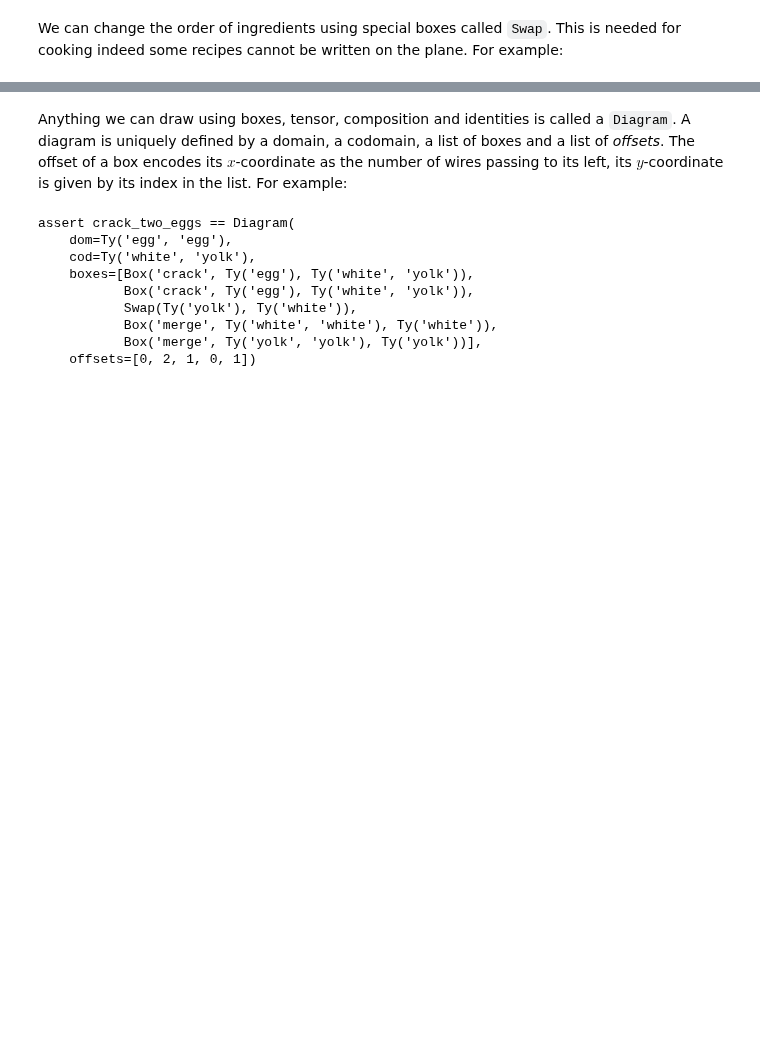
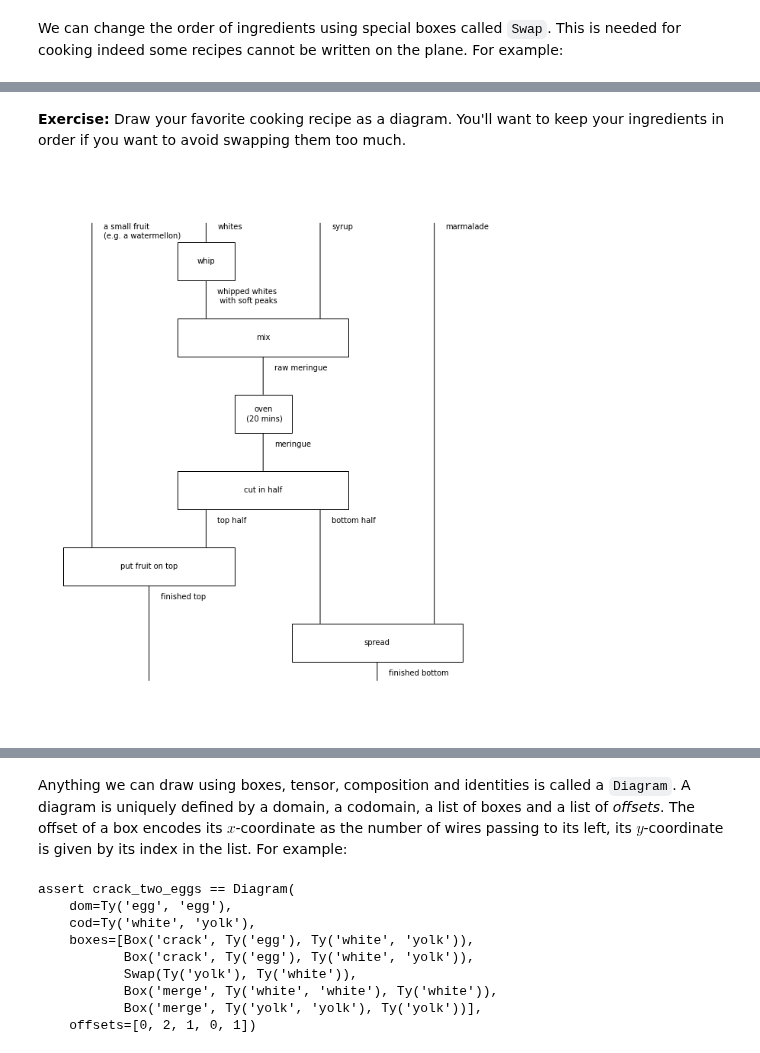
Before and after one commit to CDL-Quantum/CohortProject_2021, a Jupyter notebook: Week4_NLP/qnlp-tutorial.ipynb, the cells around one changed output, grey strips where cells are left out. Drawn from its saved outputs; the diff is of its cells as text; code cells hidden in the pictures; blank space fills up the shorter version.

```diff
--- a/Week4_NLP/qnlp-tutorial.ipynb
+++ b/Week4_NLP/qnlp-tutorial.ipynb
@@ -81,0 +74,27 @@ crack_two_eggs.draw(figsize=(3, 4))
+# %% [markdown]
+**Exercise:** Draw your favorite cooking recipe as a diagram. You'll want to keep your ingredients in order if you want to avoid swapping them too much.
+# %%
+# My favorite recipe is a meringue recipe made up by a local comedy trope
+
+whites, whipped_whites, syrup, raw_meringue = Ty('whites'), Ty('whipped whites\n with soft peaks'), Ty('syrup'), Ty('raw meringue')
+meringue, top_half, bottom_half, fruit = Ty('meringue'), Ty('top half'), Ty ('bottom half'), Ty('a small fruit\n(e.g. a watermellon)')
+finished_top, finished_bottom, marmalade = Ty('finished top'), Ty('finished bottom'), Ty('marmalade')
+
+whip = Box('whip', whites, whipped_whites)
+mix = Box('mix', whipped_whites @ syrup, raw_meringue)
+oven = Box('oven\n (20 mins)', raw_meringue, meringue)
+split = Box('cut in half', meringue, top_half @ bottom_half)
+decorate = Box('put fruit on top', fruit @ top_half, finished_top)
+spread = Box('spread', bottom_half @ marmalade, finished_bottom)
+
+meringue_recipe = Id(fruit) @ Id(whites) @ Id(syrup) @ Id(marmalade)\
+    >> Id(fruit) @ whip @ Id(syrup) @ Id(marmalade)\
+    >> Id(fruit) @ mix @ Id(marmalade)\
+    >> Id(fruit) @ oven @ Id(marmalade)\
+    >> Id(fruit) @ split @ Id(marmalade)\
+    >> decorate @ spread
+
+
+meringue_recipe.draw(figsize=(8,10))
+# %% [output]
+[figure, added]
```
Also changed, not shown: parts of 54 cells of this notebook.
